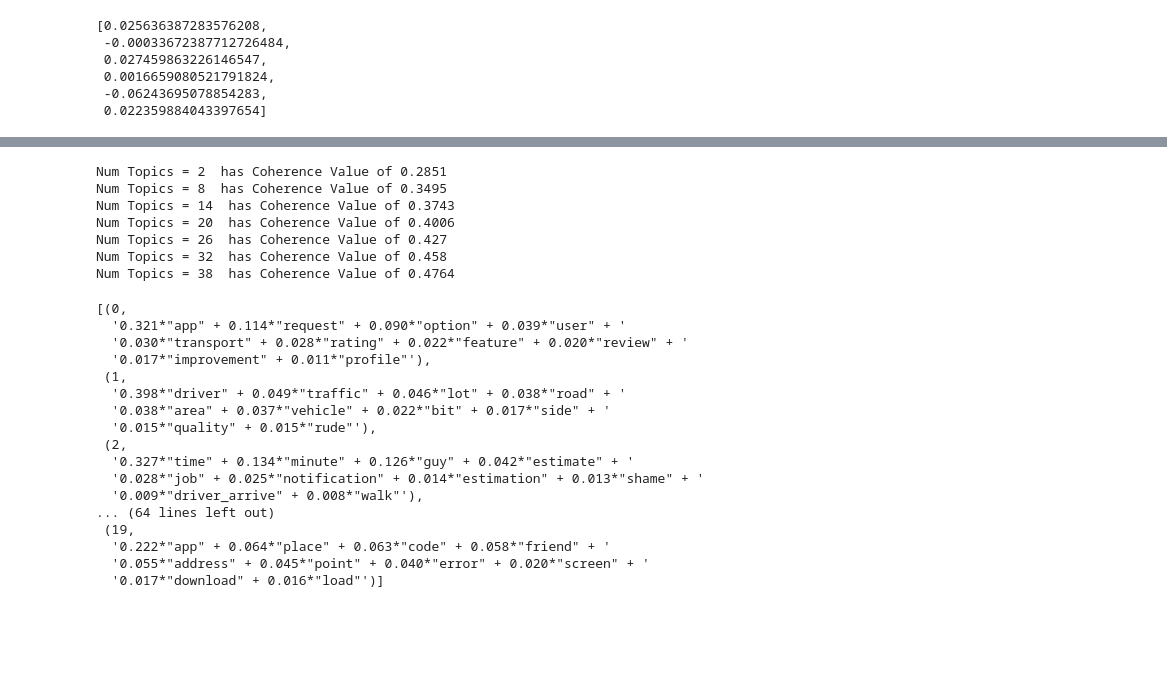
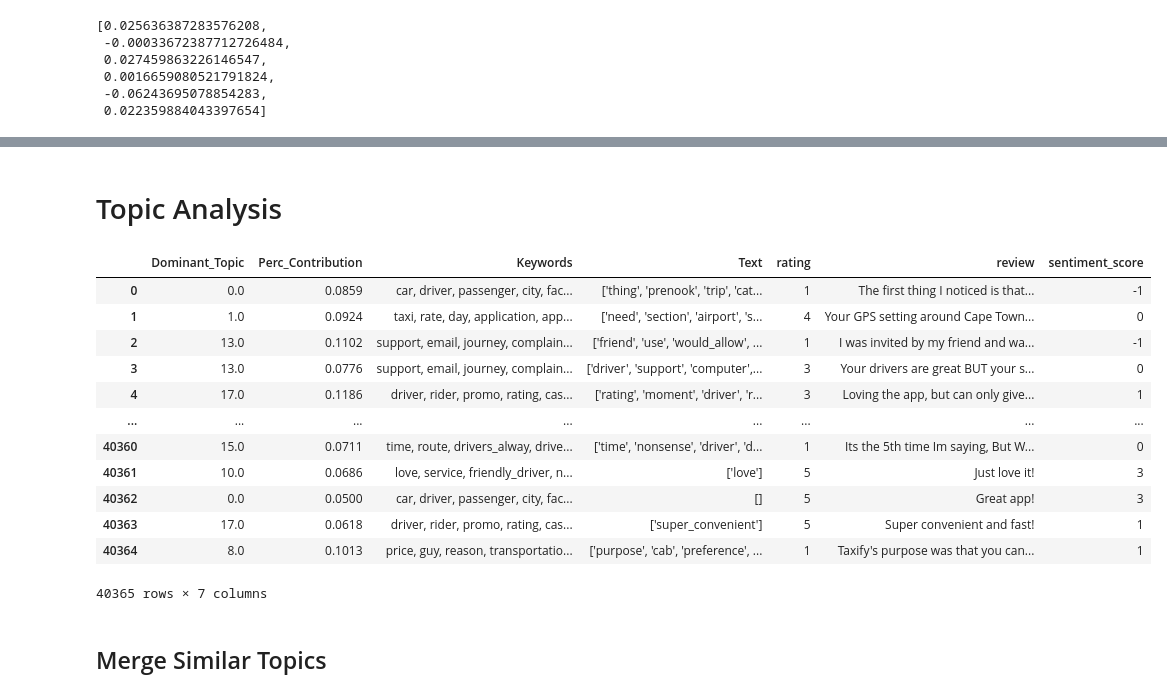
Before and after one commit to enliktjioe/master-thesis-2021, a Jupyter notebook: notebooks/LDA_topic_modeling-Win10_Mallet_BOLT.ipynb, the cells around one changed output, grey strips where cells are left out. Saved outputs shown, nothing was run; the diff lists cells and outputs as text; code cells hidden in the pictures; blank space fills up the shorter version.

Commit message:
[LDA Mallet] tidy up BOLT P1

```diff
--- a/notebooks/LDA_topic_modeling-Win10_Mallet_BOLT.ipynb
+++ b/notebooks/LDA_topic_modeling-Win10_Mallet_BOLT.ipynb
@@ -951,35 +399,21 @@ plt.show()
-# %%
-# Print the coherence scores
-for m, cv in zip(x, coherence_values):
-    print("Num Topics =", m, " has Coherence Value of", round(cv, 4))
-# %% [output]
-Num Topics = 2  has Coherence Value of 0.2851
-Num Topics = 8  has Coherence Value of 0.3495
-Num Topics = 14  has Coherence Value of 0.3743
-Num Topics = 20  has Coherence Value of 0.4006
-Num Topics = 26  has Coherence Value of 0.427
-Num Topics = 32  has Coherence Value of 0.458
-Num Topics = 38  has Coherence Value of 0.4764
-# %%
-# Select the model and print the topics
-optimal_model = model_list[3]
-model_topics = optimal_model.show_topics(formatted=False)
-pprint(optimal_model.print_topics(num_words=10))
-# %% [output]
-[(0,
-  '0.321*"app" + 0.114*"request" + 0.090*"option" + 0.039*"user" + '
-  '0.030*"transport" + 0.028*"rating" + 0.022*"feature" + 0.020*"review" + '
-  '0.017*"improvement" + 0.011*"profile"'),
- (1,
-  '0.398*"driver" + 0.049*"traffic" + 0.046*"lot" + 0.038*"road" + '
-  '0.038*"area" + 0.037*"vehicle" + 0.022*"bit" + 0.017*"side" + '
-  '0.015*"quality" + 0.015*"rude"'),
- (2,
-  '0.327*"time" + 0.134*"minute" + 0.126*"guy" + 0.042*"estimate" + '
-  '0.028*"job" + 0.025*"notification" + 0.014*"estimation" + 0.013*"shame" + '
-  '0.009*"driver_arrive" + 0.008*"walk"'),
-... (64 lines left out)
- (19,
-  '0.222*"app" + 0.064*"place" + 0.063*"code" + 0.058*"friend" + '
-  '0.055*"address" + 0.045*"point" + 0.040*"error" + 0.020*"screen" + '
-  '0.017*"download" + 0.016*"load"')]
+# %% [markdown]
+# Topic Analysis
+# %%
+df_analysis = pd.read_csv(config['csv_input_local']['bolt_apple_google_p1_topic_sentiment'], index_col=0)
+df_analysis
+# %% [output]
+|  | Dominant_Topic | Perc_Contribution | Keywords | Text | rating | review | sentiment_score |
+| 0 | 0.0 | 0.0859 | car, driver, passenger, city, fac... | ['thing', 'prenook', 'trip', 'cat... | 1 | The first thing I noticed is that... | -1 |
+| 1 | 1.0 | 0.0924 | taxi, rate, day, application, app... | ['need', 'section', 'airport', 's... | 4 | Your GPS setting around Cape Town... | 0 |
+| 2 | 13.0 | 0.1102 | support, email, journey, complain... | ['friend', 'use', 'would_allow', ... | 1 | I was invited by my friend and wa... | -1 |
+| 3 | 13.0 | 0.0776 | support, email, journey, complain... | ['driver', 'support', 'computer',... | 3 | Your drivers are great BUT your s... | 0 |
+| 4 | 17.0 | 0.1186 | driver, rider, promo, rating, cas... | ['rating', 'moment', 'driver', 'r... | 3 | Loving the app, but can only give... | 1 |
+| ... | ... | ... | ... | ... | ... | ... | ... |
+| 40360 | 15.0 | 0.0711 | time, route, drivers_alway, drive... | ['time', 'nonsense', 'driver', 'd... | 1 | Its the 5th time Im saying, But W... | 0 |
+| 40361 | 10.0 | 0.0686 | love, service, friendly_driver, n... | ['love'] | 5 | Just love it! | 3 |
+| 40362 | 0.0 | 0.0500 | car, driver, passenger, city, fac... | [] | 5 | Great app! | 3 |
+| 40363 | 17.0 | 0.0618 | driver, rider, promo, rating, cas... | ['super_convenient'] | 5 | Super convenient and fast! | 1 |
+| 40364 | 8.0 | 0.1013 | price, guy, reason, transportatio... | ['purpose', 'cab', 'preference', ... | 1 | Taxify's purpose was that you can... | 1 |
+40365 rows × 7 columns
+# %% [markdown]
+## Merge Similar Topics
```
Also changed, not shown: parts of 64 cells of this notebook, 1 other file.
